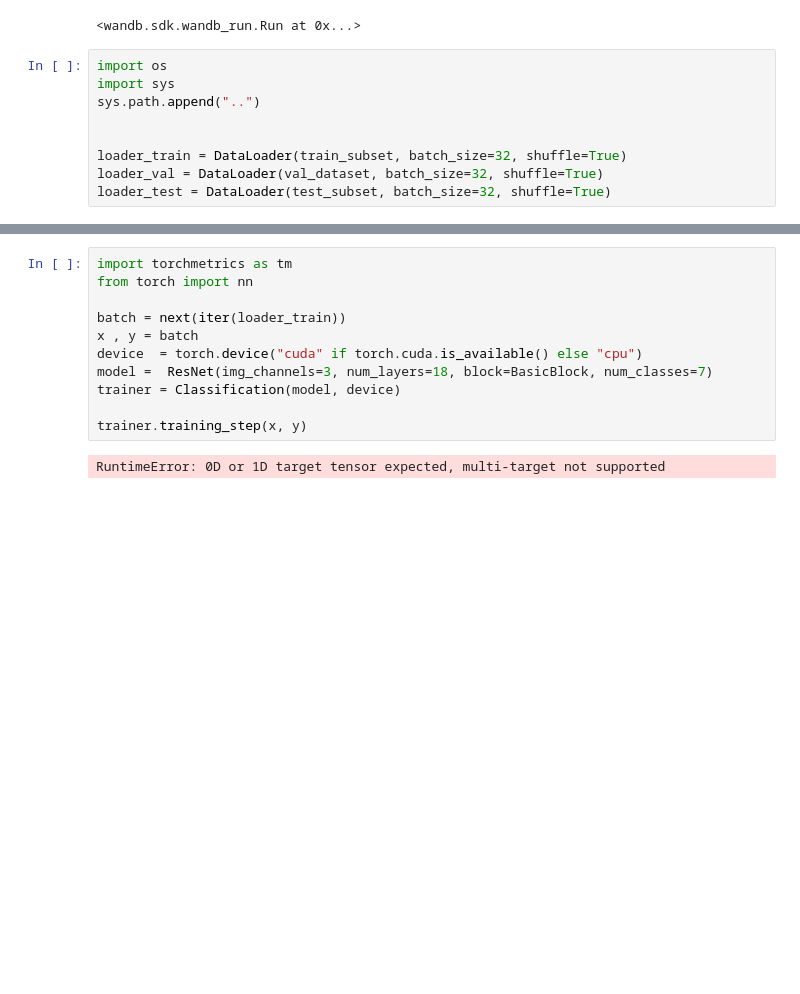
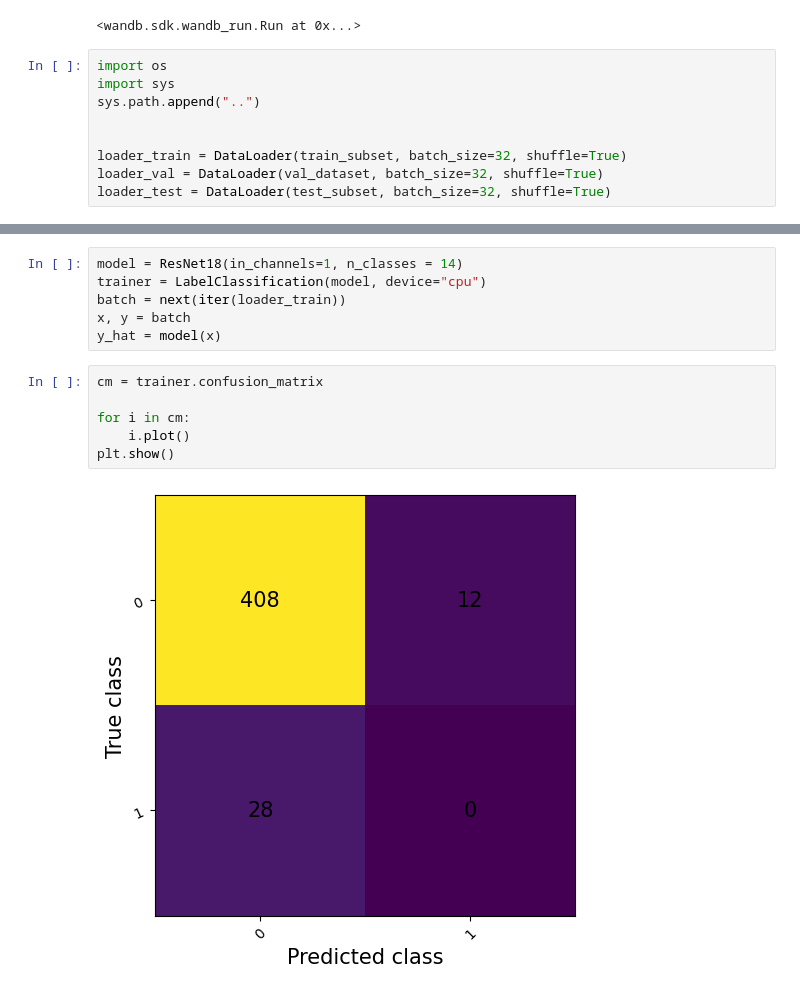
Before and after one commit to Tempus23/Radiography_TFG, a Jupyter notebook: code/notebook.ipynb, the cells around one changed output, grey strips where cells are left out. Saved outputs shown, nothing was run; the diff lists cells and outputs as text; blank space fills up the shorter version.

```diff
--- a/code/notebook.ipynb
+++ b/code/notebook.ipynb
@@ -176,16 +187,17 @@ class Classification(pl.LightningModule):
                                                                factor=factor,
                                                                patience=patience)
         return optimizer, scheduler
-# %%
-import torchmetrics as tm
-from torch import nn
-
-batch = next(iter(loader_train))
-x , y = batch
-device  = torch.device("cuda" if torch.cuda.is_available() else "cpu")
-model =  ResNet(img_channels=3, num_layers=18, block=BasicBlock, num_classes=7)
-trainer = Classification(model, device)
-
-trainer.training_step(x, y)
-# %% [output]
-RuntimeError: 0D or 1D target tensor expected, multi-target not supported
+# %%
+model = ResNet18(in_channels=1, n_classes = 14)
+trainer = LabelClassification(model, device="cpu")
+batch = next(iter(loader_train))
+x, y = batch
+y_hat = model(x)
+# %%
+cm = trainer.confusion_matrix
+
+for i in cm:
+    i.plot()
+plt.show()
+# %% [output]
+[figure, added]
```
Also changed, not shown: parts of 7 cells of this notebook, 2 other files.
